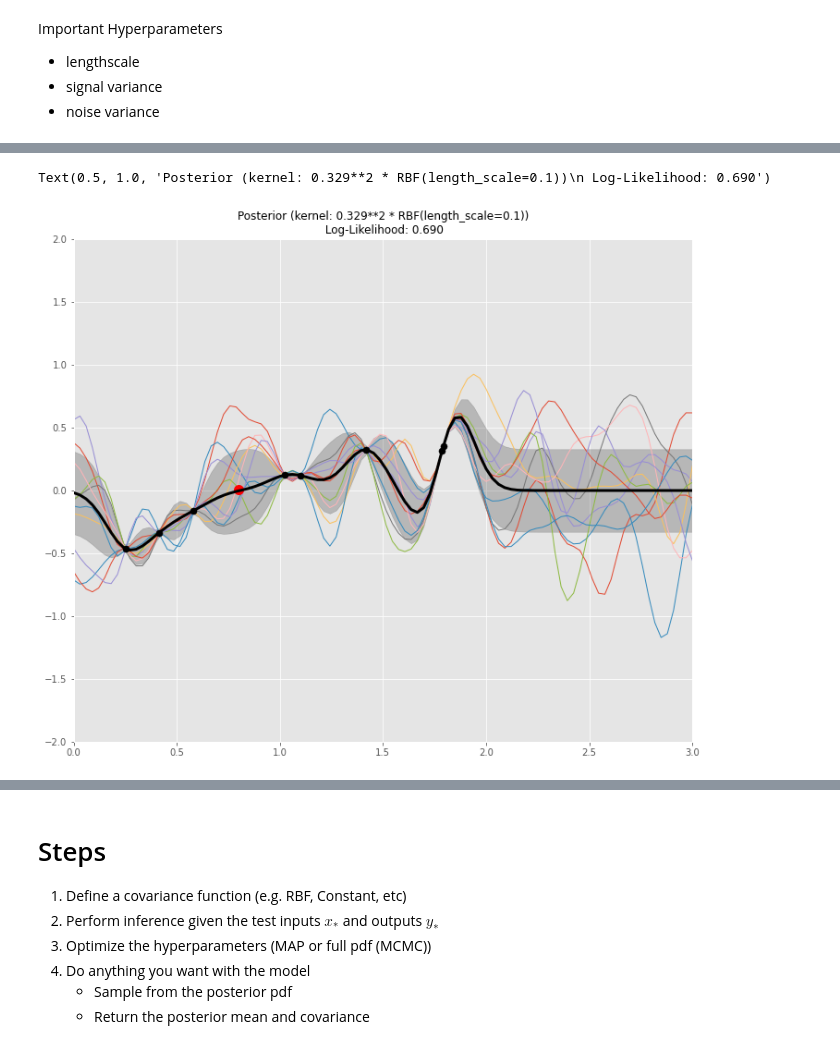
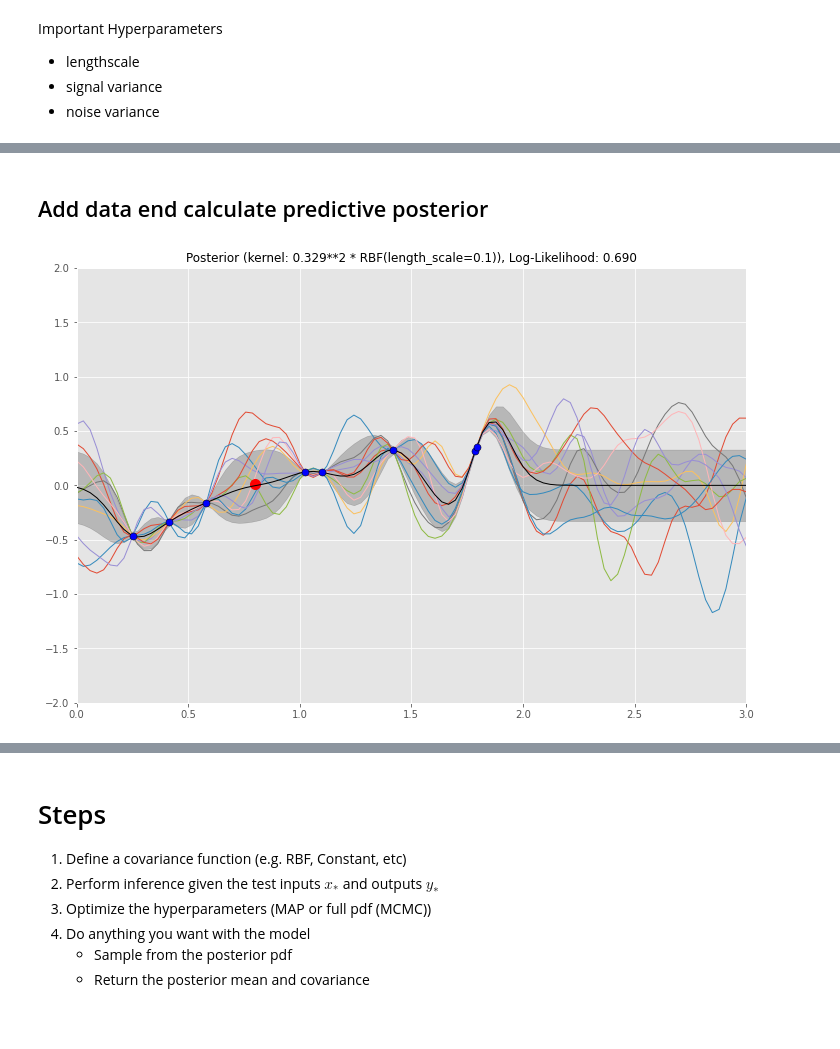
Before and after one commit to hkortier/schoolofai, a Jupyter notebook: Presentation.ipynb, the cells around one changed output, grey strips where cells are left out. Cells and saved outputs as stored; diff of their text form; code cells hidden in the pictures; blank space fills up the shorter version.

```diff
--- a/Presentation.ipynb
+++ b/Presentation.ipynb
@@ -333,31 +335,24 @@ plt.title("Prior (kernel:  %s)" % kernel, fontsize=12);
+# %% [markdown]
+## Add data end calculate predictive posterior
 # %%
 # Generate data and fit GP
-rng = np.random.RandomState(4)
 X = x[:,np.newaxis]
-#     X = rng.uniform(0, 5, 10)[:, np.newaxis]
-#     y = np.sin((X[:, 0] - 2.5) ** 2)
 gp.fit(X, y)
 
-# Plot posterior
 plt.figure(figsize=(12, 8))
 X_ = np.linspace(0, 3, 100)
 y_mean, y_std = gp.predict(X_[:, np.newaxis], return_std=True)
-plt.plot(X_, y_mean, 'k', lw=3, zorder=9)
-plt.fill_between(X_, y_mean - y_std, y_mean + y_std,
-                 alpha=0.2, color='k')
+plt.plot(X_, y_mean, 'k', lw=1, zorder=9)
+plt.fill_between(X_, y_mean - y_std, y_mean + y_std, alpha=0.2, color='k')
 
 y_samples = gp.sample_y(X_[:, np.newaxis], 10)
 plt.plot(X_, y_samples, lw=1)
-plt.scatter(X[:, 0], y, c='k', s=50, zorder=10, edgecolors=(0, 0, 0))
+plt.scatter(X[:, 0], y, c='b', s=50, zorder=10, edgecolors=(0, 0, 0))
 
-plt.plot(.8,np.sin(.8)-np.sin(np.pi/4),'ro',markersize=10); # true point
+plt.plot(.8,np.sin(.8)-np.sin(np.pi/4),'ro',markersize=10); # true value
 
 plt.xlim(0, 3)
 plt.ylim(-2, 2)
-plt.title("Posterior (kernel: %s)\n Log-Likelihood: %.3f"
-          % (gp.kernel_, gp.log_marginal_likelihood(gp.kernel_.theta)),
-          fontsize=12)
-# plt.tight_layout()
+plt.title("Posterior (kernel: %s), Log-Likelihood: %.3f" % (gp.kernel_, gp.log_marginal_likelihood(gp.kernel_.theta)), fontsize=12);
 # %% [output]
-Text(0.5, 1.0, 'Posterior (kernel: 0.329**2 * RBF(length_scale=0.1))\n Log-Likelihood: 0.690')
-[figure, old version]
+[figure, new version]
```
Also changed, not shown: parts of 12 cells of this notebook, 3 other files.
